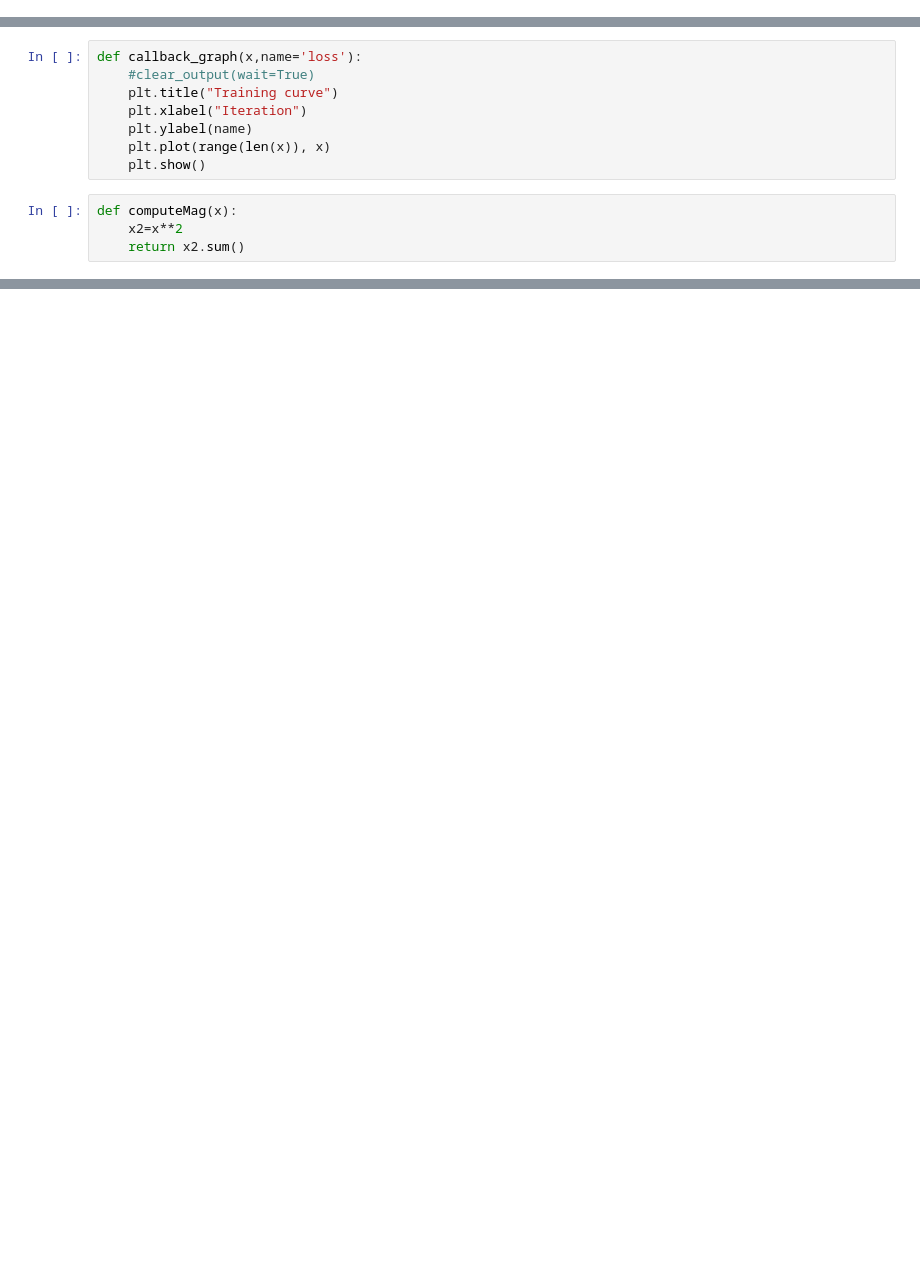
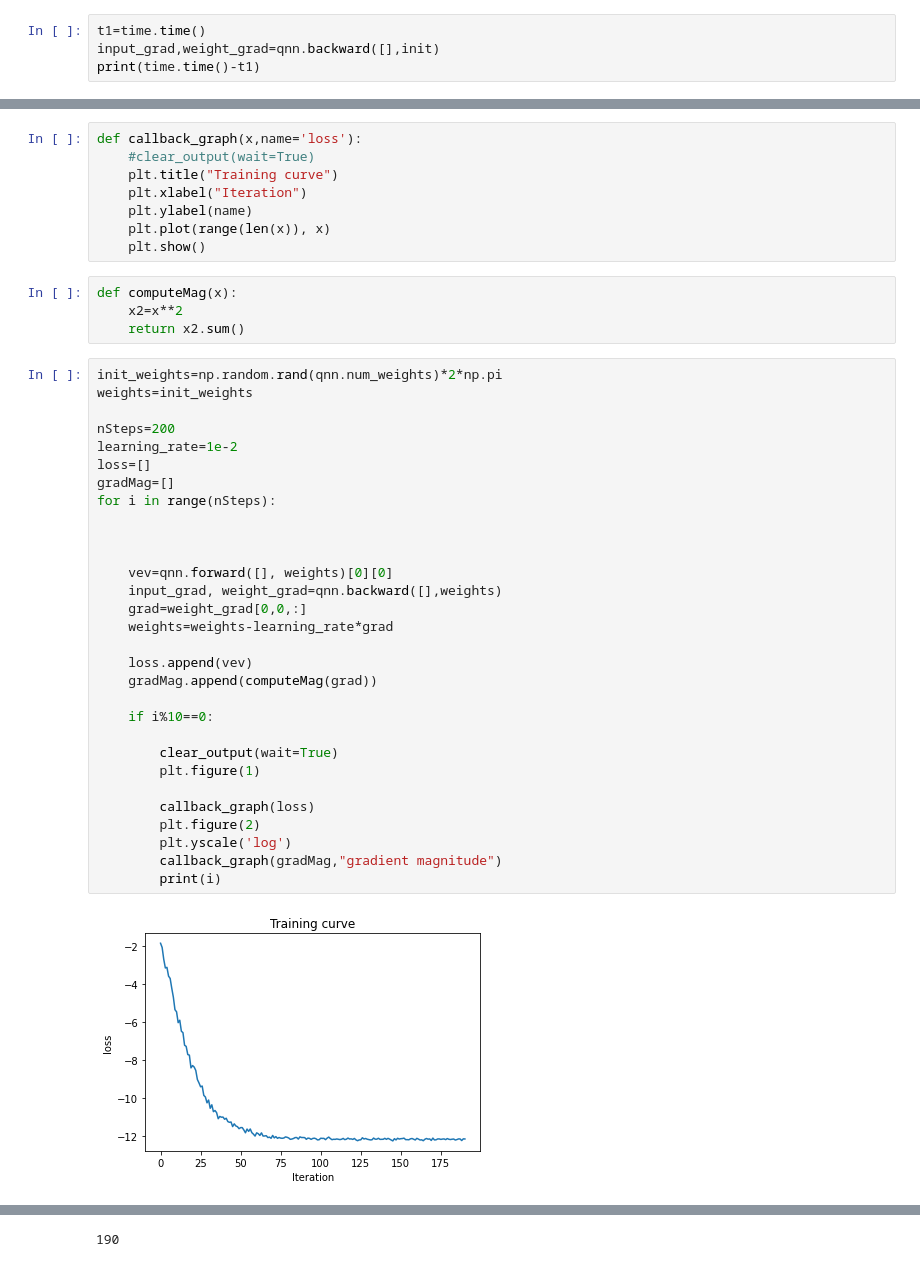
Before and after one commit to Zhelun-Li/GradientStudies, a Jupyter notebook: gradients_VQE.ipynb, the cells around one changed output, grey strips where cells are left out. Saved outputs shown, nothing was run; the diff lists cells and outputs as text; blank space fills up the shorter version.

```diff
--- a/gradients_VQE.ipynb
+++ b/gradients_VQE.ipynb
@@ -102,0 +84,4 @@ weights=init_weights
+# %%
+t1=time.time()
+input_grad,weight_grad=qnn.backward([],init)
+print(time.time()-t1)
@@ -112,3 +99,35 @@ def callback_graph(x,name='loss'):
 def computeMag(x):
     x2=x**2
     return x2.sum()
+# %%
+init_weights=np.random.rand(qnn.num_weights)*2*np.pi
+weights=init_weights
+
+nSteps=200
+learning_rate=1e-2
+loss=[]
+gradMag=[]
+for i in range(nSteps):
+
+
+
+    vev=qnn.forward([], weights)[0][0]
+    input_grad, weight_grad=qnn.backward([],weights)
+    grad=weight_grad[0,0,:]
+    weights=weights-learning_rate*grad
+
+    loss.append(vev)
+    gradMag.append(computeMag(grad))
+
+    if i%10==0:
+
+        clear_output(wait=True)
+        plt.figure(1)
+
+        callback_graph(loss)
+        plt.figure(2)
+        plt.yscale('log')
+        callback_graph(gradMag,"gradient magnitude")
+        print(i)
+# %% [output]
+[figure, added]
@@ -115,3 +135,4 @@ def computeMag(x):
+190
 # %%
 def getGradient_pShift(qnn,weights):
     grad=[]
```
Also changed, not shown: parts of 19 cells of this notebook.
